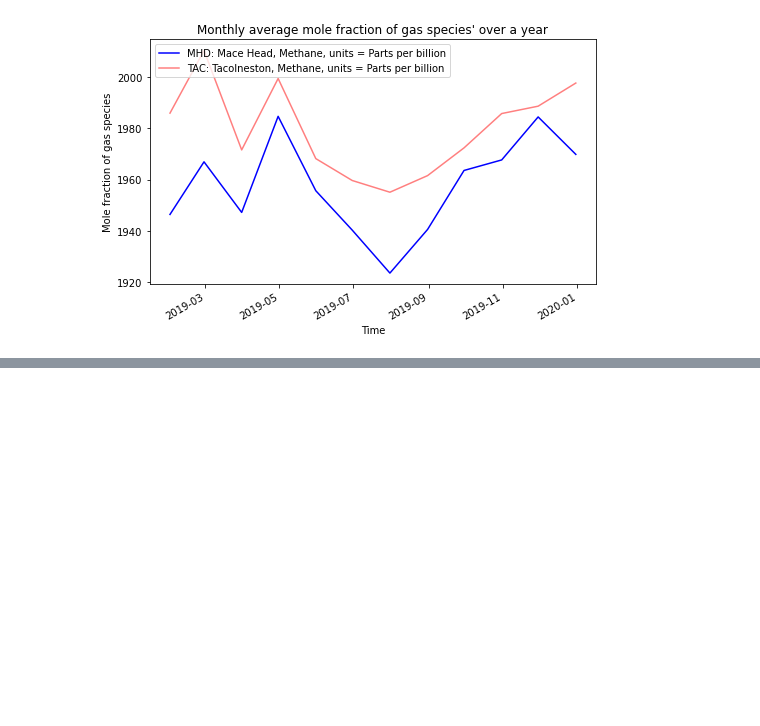
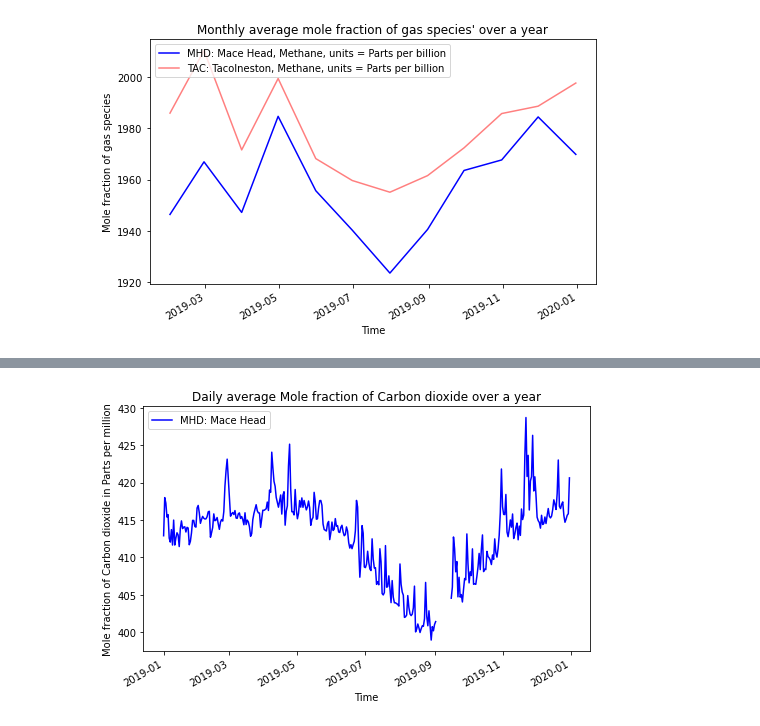
Before and after one commit to TJ-2003/Assessment2, a Jupyter notebook: instructions.ipynb, the cells around one changed output, grey strips where cells are left out. Cells and saved outputs as stored; diff of their text form; code cells hidden in the pictures; blank space fills up the shorter version.

```diff
--- a/instructions.ipynb
+++ b/instructions.ipynb
@@ -109,0 +152,3 @@ mhd_ch4_data.multiplot_monthly_average(tac_ch4_data)
+# %%
+tac_co2_data = data.Data("data/tac_co2.csv", "data/species_info.csv")
+mhd_co2_data = data.Data("data/mhd_co2.csv", "data/species_info.csv")
@@ -109,0 +163,4 @@ mhd_ch4_data.multiplot_monthly_average(tac_ch4_data)
+# %%
+mhd_co2_data.plot_daily_average()
+# %% [output]
+[figure, added]
```
Also changed, not shown: parts of 25 cells of this notebook, 1 other file.
